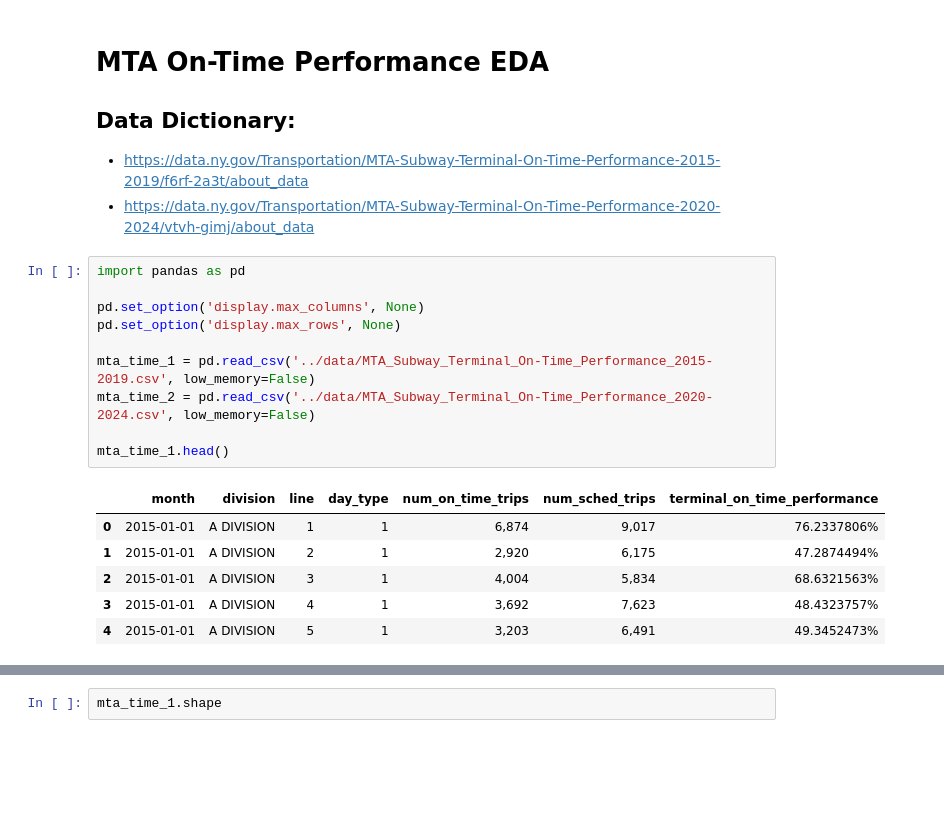
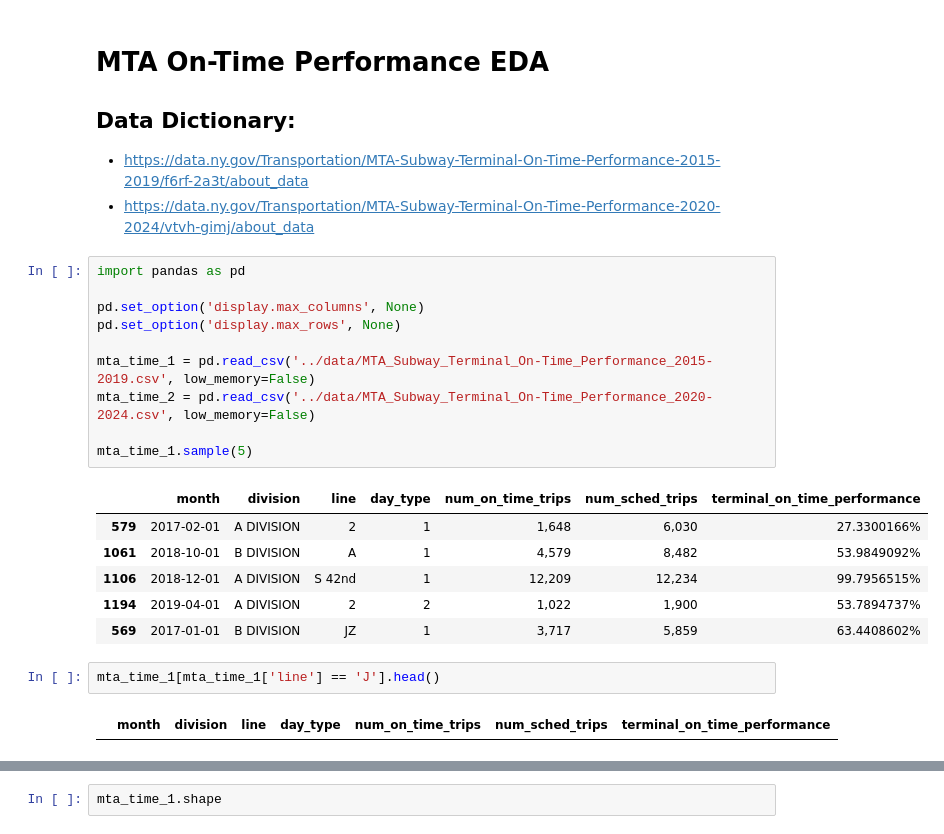
Before and after one commit to tali0n-git/NYC_Public_Schools_Analysis, a Jupyter notebook: MTA_Data_Analysis_Notebooks/MTA_On-Time_Performance_EDA.ipynb, the cells around one changed output, grey strips where cells are left out. Drawn from its saved outputs; the diff is of its cells as text; blank space fills up the shorter version.

```diff
--- a/MTA_Data_Analysis_Notebooks/MTA_On-Time_Performance_EDA.ipynb
+++ b/MTA_Data_Analysis_Notebooks/MTA_On-Time_Performance_EDA.ipynb
@@ -7,17 +7,21 @@
 # %%
 import pandas as pd
 
 pd.set_option('display.max_columns', None)
 pd.set_option('display.max_rows', None)
 
 mta_time_1 = pd.read_csv('../data/MTA_Subway_Terminal_On-Time_Performance_2015-2019.csv', low_memory=False)
 mta_time_2 = pd.read_csv('../data/MTA_Subway_Terminal_On-Time_Performance_2020-2024.csv', low_memory=False)
 
-mta_time_1.head()
+mta_time_1.sample(5)
 # %% [output]
 |  | month | division | line | day_type | num_on_time_trips | num_sched_trips | terminal_on_time_performance |
-| 0 | 2015-01-01 | A DIVISION | 1 | 1 | 6,874 | 9,017 | 76.2337806% |
-| 1 | 2015-01-01 | A DIVISION | 2 | 1 | 2,920 | 6,175 | 47.2874494% |
-| 2 | 2015-01-01 | A DIVISION | 3 | 1 | 4,004 | 5,834 | 68.6321563% |
-| 3 | 2015-01-01 | A DIVISION | 4 | 1 | 3,692 | 7,623 | 48.4323757% |
-| 4 | 2015-01-01 | A DIVISION | 5 | 1 | 3,203 | 6,491 | 49.3452473% |
+| 579 | 2017-02-01 | A DIVISION | 2 | 1 | 1,648 | 6,030 | 27.3300166% |
+| 1061 | 2018-10-01 | B DIVISION | A | 1 | 4,579 | 8,482 | 53.9849092% |
+| 1106 | 2018-12-01 | A DIVISION | S 42nd | 1 | 12,209 | 12,234 | 99.7956515% |
+| 1194 | 2019-04-01 | A DIVISION | 2 | 2 | 1,022 | 1,900 | 53.7894737% |
+| 569 | 2017-01-01 | B DIVISION | JZ | 1 | 3,717 | 5,859 | 63.4408602% |
+# %%
+mta_time_1[mta_time_1['line'] == 'J'].head()
+# %% [output]
+|  | month | division | line | day_type | num_on_time_trips | num_sched_trips | terminal_on_time_performance |
```
Also changed, not shown: parts of 23 cells of this notebook.
